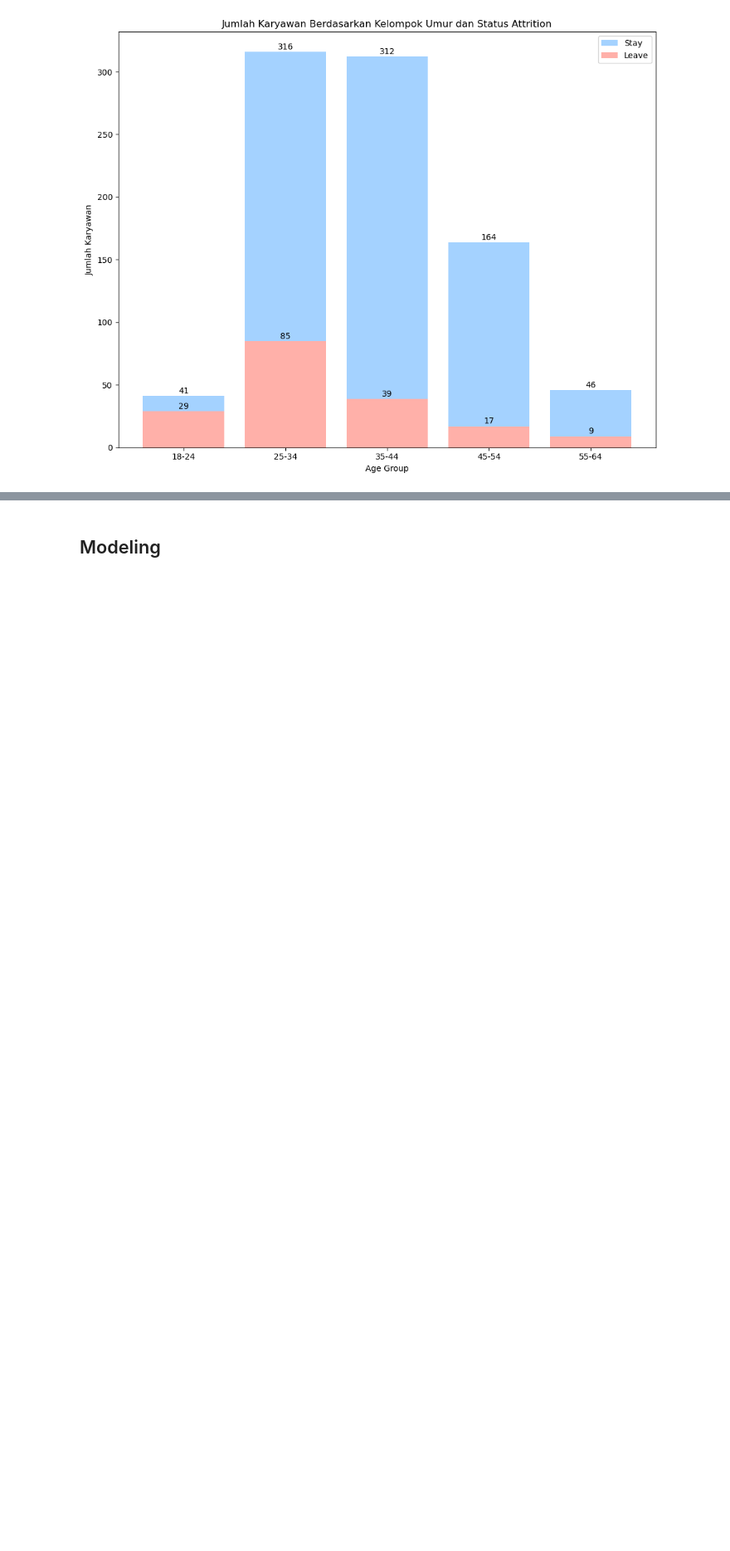
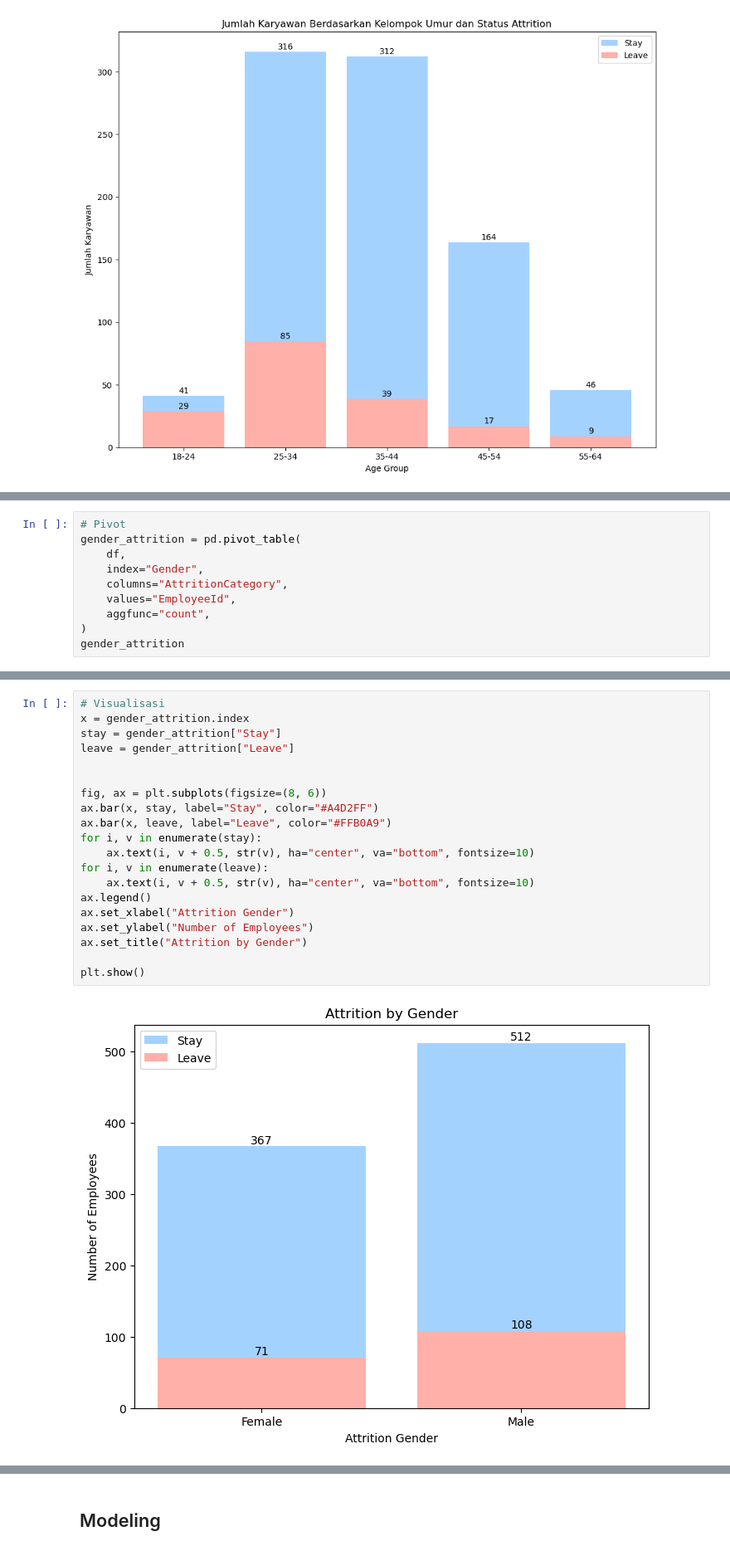
Before and after one commit to muchammadwr/Menyelesaikan-Permasalahan-Human-Resources, a Jupyter notebook: notebook.ipynb, the cells around one changed output, grey strips where cells are left out. Shown at 83% size. Drawn from its saved outputs; the diff is of its cells as text; blank space fills up the shorter version.

```diff
--- a/notebook.ipynb
+++ b/notebook.ipynb
@@ -407,0 +273,10 @@ job_role_attr
+# %%
+# Pivot
+gender_attrition = pd.pivot_table(
+    df,
+    index="Gender",
+    columns="AttritionCategory",
+    values="EmployeeId",
+    aggfunc="count",
+)
+gender_attrition
@@ -407,0 +288,22 @@ job_role_attr
+# %%
+# Visualisasi
+x = gender_attrition.index
+stay = gender_attrition["Stay"]
+leave = gender_attrition["Leave"]
+
+
+fig, ax = plt.subplots(figsize=(8, 6))
+ax.bar(x, stay, label="Stay", color="#A4D2FF")
+ax.bar(x, leave, label="Leave", color="#FFB0A9")
+for i, v in enumerate(stay):
+    ax.text(i, v + 0.5, str(v), ha="center", va="bottom", fontsize=10)
+for i, v in enumerate(leave):
+    ax.text(i, v + 0.5, str(v), ha="center", va="bottom", fontsize=10)
+ax.legend()
+ax.set_xlabel("Attrition Gender")
+ax.set_ylabel("Number of Employees")
+ax.set_title("Attrition by Gender")
+
+plt.show()
+# %% [output]
+[figure, added]
```
Also changed, not shown: parts of 164 cells of this notebook, 10 other files.
